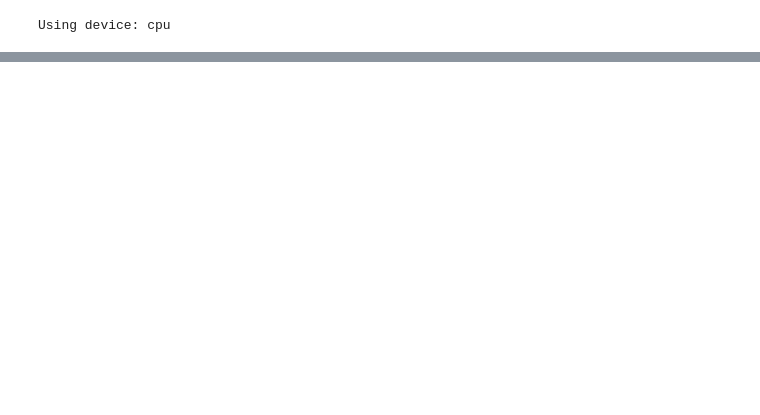
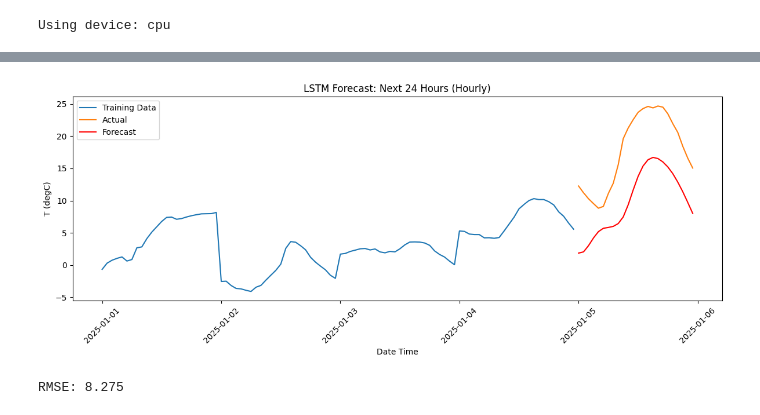
Before and after one commit to jmudong/Forecasting, a Jupyter notebook: lstm.ipynb, the cells around one changed output, grey strips where cells are left out. Drawn from its saved outputs; the diff is of its cells as text; code cells hidden in the pictures; blank space fills up the shorter version.

Commit message:
lstm short-term results

```diff
--- a/lstm.ipynb
+++ b/lstm.ipynb
@@ -52,8 +52,12 @@ df_long = df["2025-01-01":"2025-05-31"]
 train = df_short["2025-01-01":"2025-01-04 23:50:00"]
 test  = df_short["2025-01-05":"2025-01-05 23:50:00"]
 
-train_vals = train["T (degC)"].values.reshape(-1, 1)
-test_vals  = test["T (degC)"].values.reshape(-1, 1)
+# Resampling into 1hr intervals
+train_hourly = train.resample("1h").mean()
+test_hourly  = test.resample("1h").mean()
+
+train_vals = train_hourly["T (degC)"].values.reshape(-1, 1)
+test_vals  = test_hourly["T (degC)"].values.reshape(-1, 1)
 
 # Scale to [0,1]
 scaler = MinMaxScaler()
@@ -69,7 +73,7 @@ def create_sequences(data, seq_len):
     return torch.tensor(np.array(X), dtype=torch.float32), \
            torch.tensor(np.array(y), dtype=torch.float32)
 
-SEQ_LEN = 144  # use last 24 hours to predict next step
+SEQ_LEN = 24  # use last 24 hours to predict next step (was 144 at 10-min)
 
 X_train, y_train = create_sequences(train_scaled, SEQ_LEN)
 X_test,  y_test  = create_sequences(
@@ -138,0 +143,29 @@ Epoch 50/50 | Loss: 0.001887
+# %%
+# Forecasting
+model.eval()
+with torch.no_grad():
+    preds_scaled = model(X_test.to(device)).cpu().numpy()
+
+preds = scaler.inverse_transform(preds_scaled)
+actual = scaler.inverse_transform(y_test.numpy())
+
+# Plotting
+plt.figure(figsize=(12, 5))
+plt.plot(train_hourly.index, train_hourly["T (degC)"], label="Training Data")
+plt.plot(test_hourly.index,  test_hourly["T (degC)"],  label="Actual")
+plt.plot(test_hourly.index,  preds,                    label="Forecast", color="red")
+plt.title("LSTM Forecast: Next 24 Hours (Hourly)")
+plt.xlabel("Date Time")
+plt.ylabel("T (degC)")
+plt.xticks(rotation=45)
+plt.legend()
+plt.tight_layout()
+plt.show()
+# %% [output]
+[figure, added]
+# %%
+# Evaluating
+rmse = np.sqrt(mean_squared_error(actual, preds))
+print(f"RMSE: {rmse:.3f}")
+# %% [output]
+RMSE: 8.275
```
Also changed, not shown: parts of 2 cells of this notebook.
